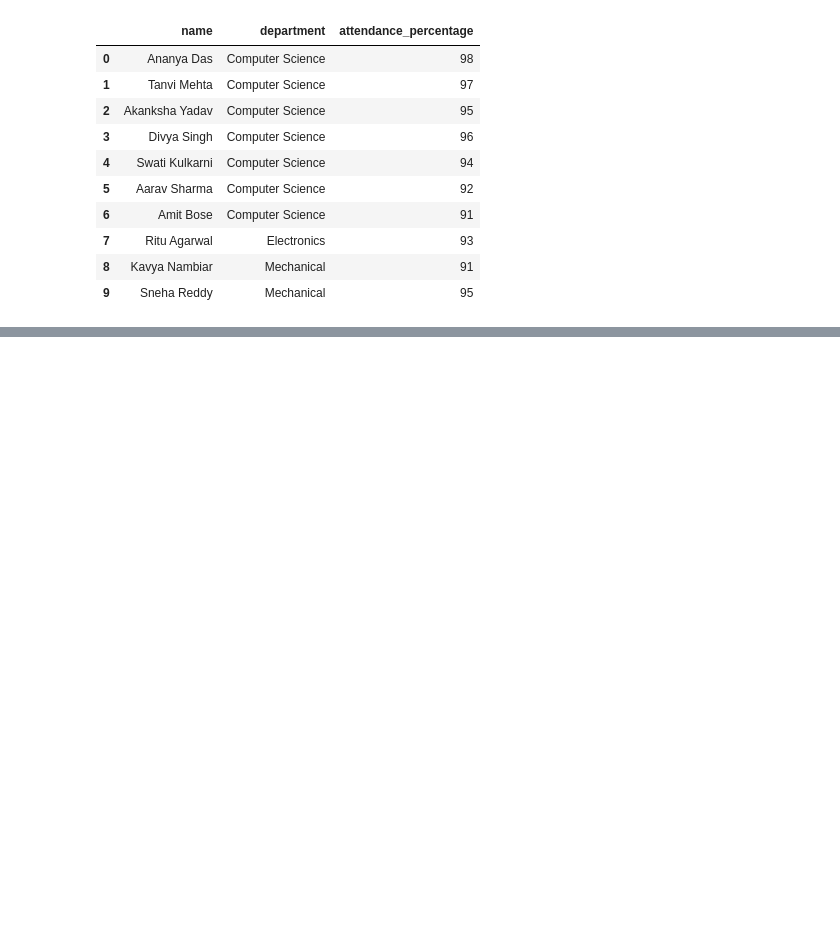
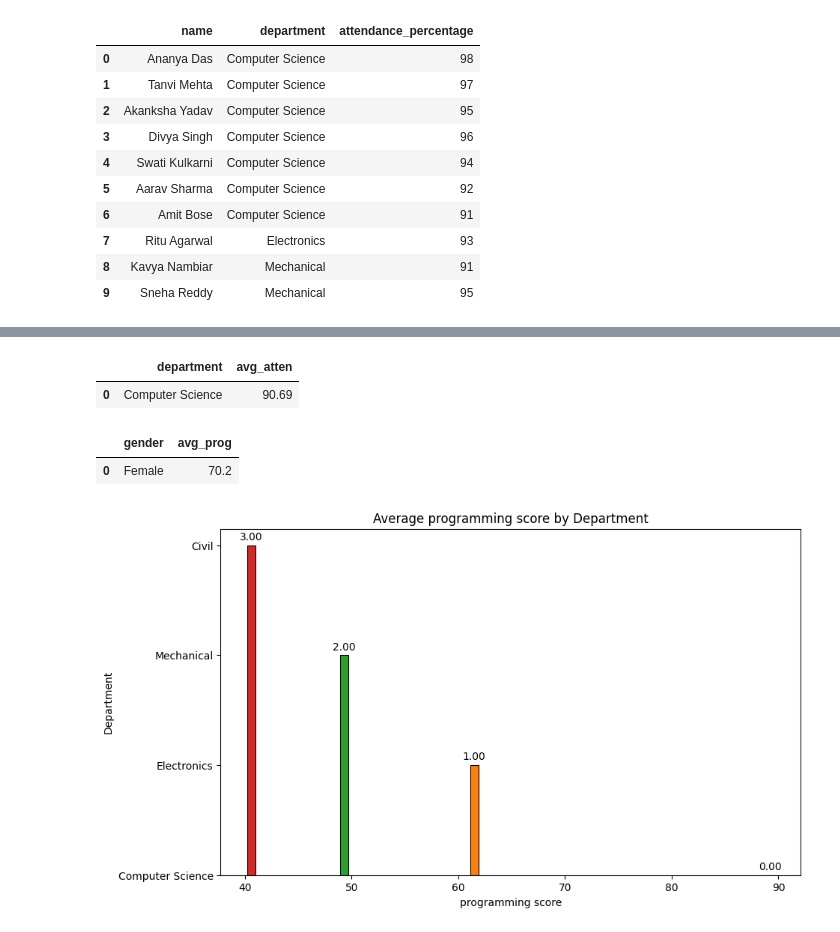
Before and after one commit to Sabarinathan-mb/Data_Engi-Workshop, a Jupyter notebook: Day_2/Day_2.ipynb, the cells around one changed output, grey strips where cells are left out. Cells and saved outputs as stored; diff of their text form; code cells hidden in the pictures; blank space fills up the shorter version.

```diff
--- a/Day_2/Day_2.ipynb
+++ b/Day_2/Day_2.ipynb
@@ -148,0 +281,58 @@ Error executing query: Execution failed on sql 'select gender,count(*) as num_st
+# %%
+chart6_sql="""select department,round(avg(attendance_percentage),2) as avg_atten from students group by department having avg_atten>85
+ """
+chart6=pd.read_sql_query(chart6_sql,conn)
+chart6
+# %% [output]
+|  | department | avg_atten |
+| 0 | Computer Science | 90.69 |
+# %%
+chart5_sql="""select gender,round(avg(programming_score),2) as avg_prog from students group by gender having gender='Female'"""
+chart5=pd.read_sql_query(chart5_sql,conn)
+chart5
+# %% [output]
+|  | gender | avg_prog |
+| 0 | Female | 70.2 |
+# %%
+chart1_sql = """
+SELECT department,
+       ROUND(AVG(programming_score),2) AS avg_program
+FROM students
+GROUP BY department
+ORDER BY avg_program DESC
+"""
+
+chart1_data = pd.read_sql_query(chart1_sql, conn)
+
+fig, ax = plt.subplots(figsize=(10,6))
+
+bar_color = ['tab:blue','tab:orange','tab:green','tab:red']
+
+bars = ax.bar(
+    chart1_data['avg_program'],
+    chart1_data['department'],
+
+    color=bar_color,
+    edgecolor='black',
+    linewidth=0.8
+)
+
+for bar in bars:
+    height = bar.get_height()
+
+    ax.annotate(
+        f'{height:.2f}',
+        xy=(bar.get_x() + bar.get_width()/2, height),
+        xytext=(0,3),
+        textcoords='offset points',
+        ha='center',
+        va='bottom'
+    )
+
+ax.set_ylabel('Department')
+ax.set_xlabel('programming score')
+ax.set_title('Average programming score by Department')
+
+plt.show()
+# %% [output]
+[figure, added]
```
Also changed, not shown: parts of 5 cells of this notebook.
